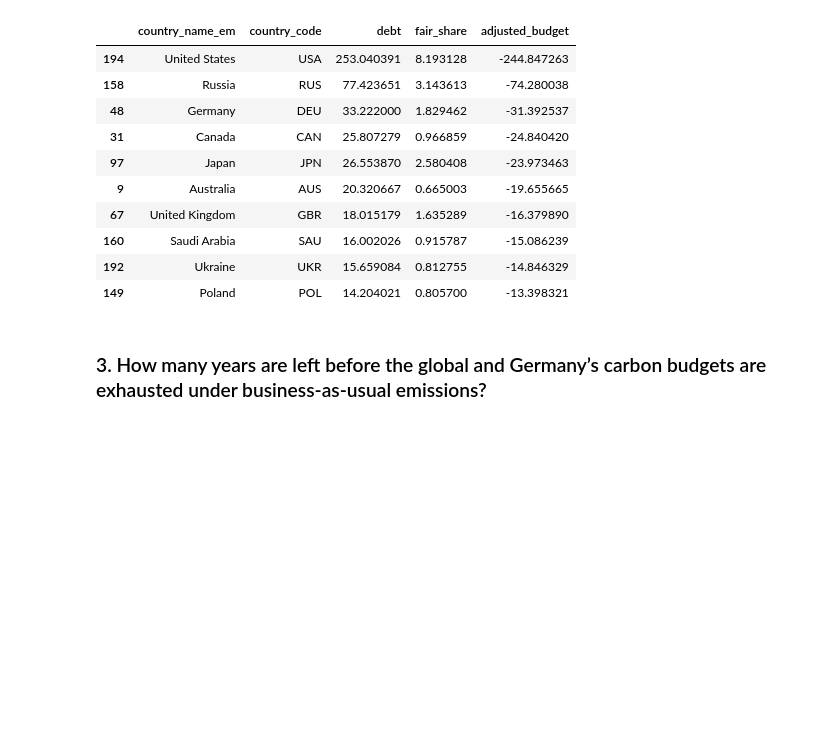
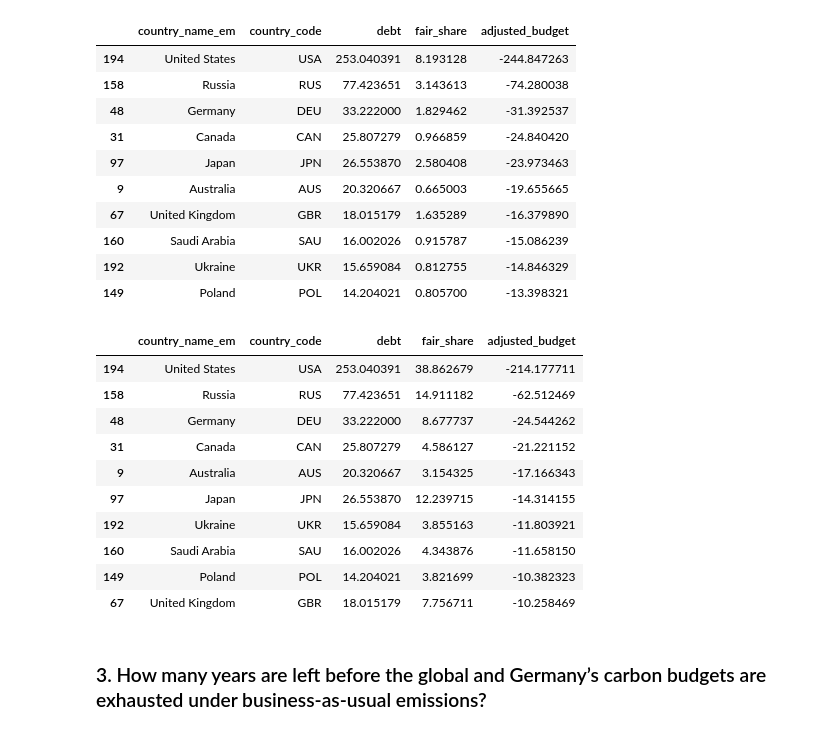
Before and after one commit to GinnyinGermany/CARBON, a Jupyter notebook: bin:/Computational_Narrative.ipynb, the cells around one changed output. Saved outputs shown, nothing was run; the diff lists cells and outputs as text; code cells hidden in the pictures; blank space fills up the shorter version.

```diff
--- a/bin:/Computational_Narrative.ipynb
+++ b/bin:/Computational_Narrative.ipynb
@@ -434,5 +434,26 @@ result_df.head(10)
 | 160 | Saudi Arabia | SAU | 16.002026 | 0.915787 | -15.086239 |
 | 192 | Ukraine | UKR | 15.659084 | 0.812755 | -14.846329 |
 | 149 | Poland | POL | 14.204021 | 0.805700 | -13.398321 |
+# %%
+# Set your target budget (e.g., the 1.5C remaining budget for 2024)
+TARGET_BUDGET_2_0C = cb_global_2024_2_0C
+
+# Call the function and store the result in a variable
+result_2_0C = calculate_adjusted_carbon_budgets(merged_global, target_budget=TARGET_BUDGET_2_0C)
+
+# Display the first 10 rows (Countries with largest deficit) as a styled table in Jupyter
+result_2_0C.head(10)
+# %% [output]
+|  | country_name_em | country_code | debt | fair_share | adjusted_budget |
+| 194 | United States | USA | 253.040391 | 38.862679 | -214.177711 |
+| 158 | Russia | RUS | 77.423651 | 14.911182 | -62.512469 |
+| 48 | Germany | DEU | 33.222000 | 8.677737 | -24.544262 |
+| 31 | Canada | CAN | 25.807279 | 4.586127 | -21.221152 |
+| 9 | Australia | AUS | 20.320667 | 3.154325 | -17.166343 |
+| 97 | Japan | JPN | 26.553870 | 12.239715 | -14.314155 |
+| 192 | Ukraine | UKR | 15.659084 | 3.855163 | -11.803921 |
+| 160 | Saudi Arabia | SAU | 16.002026 | 4.343876 | -11.658150 |
+| 149 | Poland | POL | 14.204021 | 3.821699 | -10.382323 |
+| 67 | United Kingdom | GBR | 18.015179 | 7.756711 | -10.258469 |
 # %% [markdown]
 ### 3. How many years are left before the global and Germany’s carbon budgets are exhausted under business-as-usual emissions?
```
Also changed, not shown: parts of 5 cells of this notebook, 1 other file.
